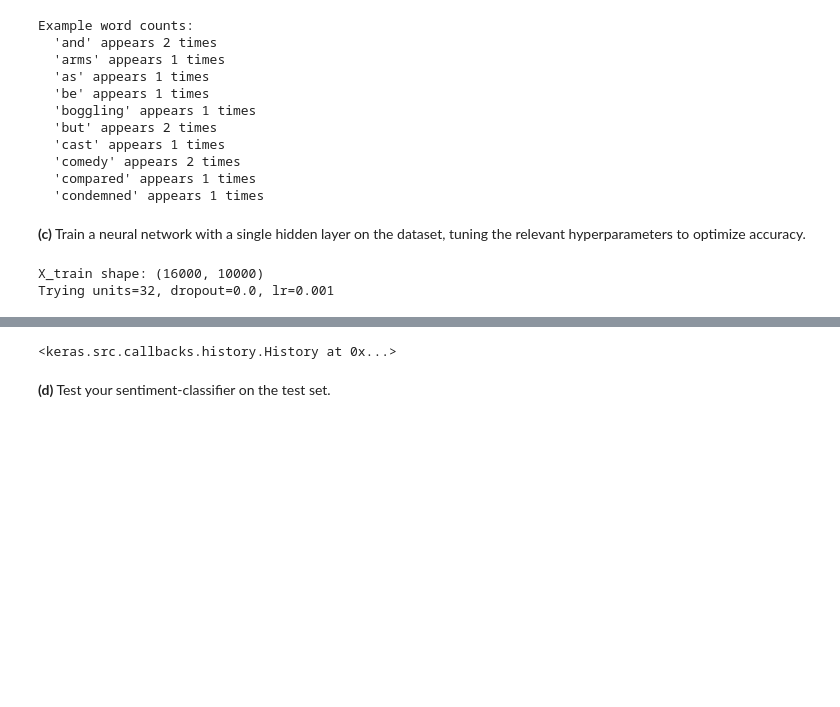
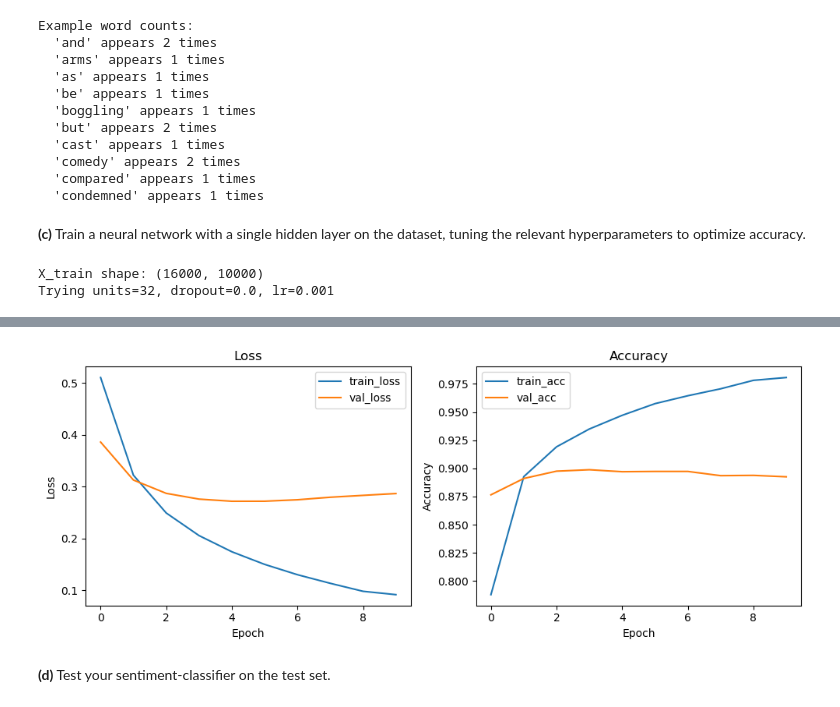
Before and after one commit to sergioqueber/assignment-5-mle-polski-team, a Jupyter notebook: 5. Neural networks I - Sentiment analysis.ipynb, the cells around one changed output, grey strips where cells are left out. Cells and saved outputs as stored; diff of their text form; code cells hidden in the pictures; blank space fills up the shorter version.

Commit message:
improved loss, added graph

```diff
--- a/5. Neural networks I - Sentiment analysis.ipynb
+++ b/5. Neural networks I - Sentiment analysis.ipynb
@@ -130,7 +130,8 @@ import numpy as np
 import tensorflow as tf
 from tensorflow import keras
 from tensorflow.keras import layers
-from tensorflow.keras.callbacks import EarlyStopping
+from tensorflow.keras.callbacks import EarlyStopping, ReduceLROnPlateau, ModelCheckpoint
+import matplotlib.pyplot as plt
 
 # Reproducibility
 np.random.seed(42)
@@ -166,8 +167,8 @@ def build_model(units=64, dropout=0.2, lr=1e-3):
 
 # Quick hyperparameter sweep (short runs to pick promising config)
 param_grid = {
-    "units": [32, 64, 128, 256],
-    "dropout": [0.0, 0.1, 0.2],
+    "units": [32, 64, 128],
+    "dropout": [0.0, 0.2],
     "lr": [1e-3, 1e-4]
 }
 
@@ -192,9 +193,7 @@ for units in param_grid["units"]:
 
 print("\nBest config (from quick sweep):", best_cfg, "val_acc:", best_val_acc)
 
-# Final training: combine train+val and train a final model with the chosen config
-X_combined = np.vstack([X_train_dense, X_val_dense])
-y_combined = np.concatenate([y_train_bin, y_val_bin])
+# Final training
 
 final_units = best_cfg["units"]
 final_dropout = best_cfg["dropout"]
@@ -202,16 +201,44 @@ final_lr = best_cfg["lr"]
 
 final_model = build_model(units=final_units, dropout=final_dropout, lr=final_lr)
 
-es = EarlyStopping(monitor='loss', patience=3, restore_best_weights=True)
+
+callbacks = [
+    EarlyStopping(monitor='val_loss', patience=5, restore_best_weights=True),
+    ReduceLROnPlateau(monitor='val_loss', factor=0.5, patience=3, min_lr=1e-6, verbose=1)
+]
 
 print("\nTraining final model on train+val...")
-final_model.fit(
-    X_combined, y_combined,
+history = final_model.fit(
+    X_train_dense, y_train_bin,
     epochs=20,
     batch_size=64,
-    callbacks=[es],
+    validation_data=(X_val_dense, y_val_bin),
+    callbacks=callbacks,
     verbose=1
 )
+
+# Plot learning curves
+plt.figure(figsize=(10,4))
+plt.subplot(1,2,1)
+plt.plot(history.history['loss'], label='train_loss')
+if 'val_loss' in history.history:
+    plt.plot(history.history['val_loss'], label='val_loss')
+plt.xlabel('Epoch')
+plt.ylabel('Loss')
+plt.legend()
+plt.title('Loss')
+
+plt.subplot(1,2,2)
+plt.plot(history.history.get('accuracy', history.history.get('acc', [])), label='train_acc')
+if 'val_accuracy' in history.history:
+    plt.plot(history.history['val_accuracy'], label='val_acc')
+plt.xlabel('Epoch')
+plt.ylabel('Accuracy')
+plt.legend()
+plt.title('Accuracy')
+
+plt.tight_layout()
+plt.show()
 # %% [output]
 X_train shape: (16000, 10000)
 Trying units=32, dropout=0.0, lr=0.001
@@ -235,4 +262,4 @@ Epoch 20/20
-<keras.src.callbacks.history.History at 0x...>
+[figure, added]
 # %% [markdown]
 **(d)** Test your sentiment-classifier on the test set.
 # %%
```
Also changed, not shown: parts of 3 cells of this notebook.
